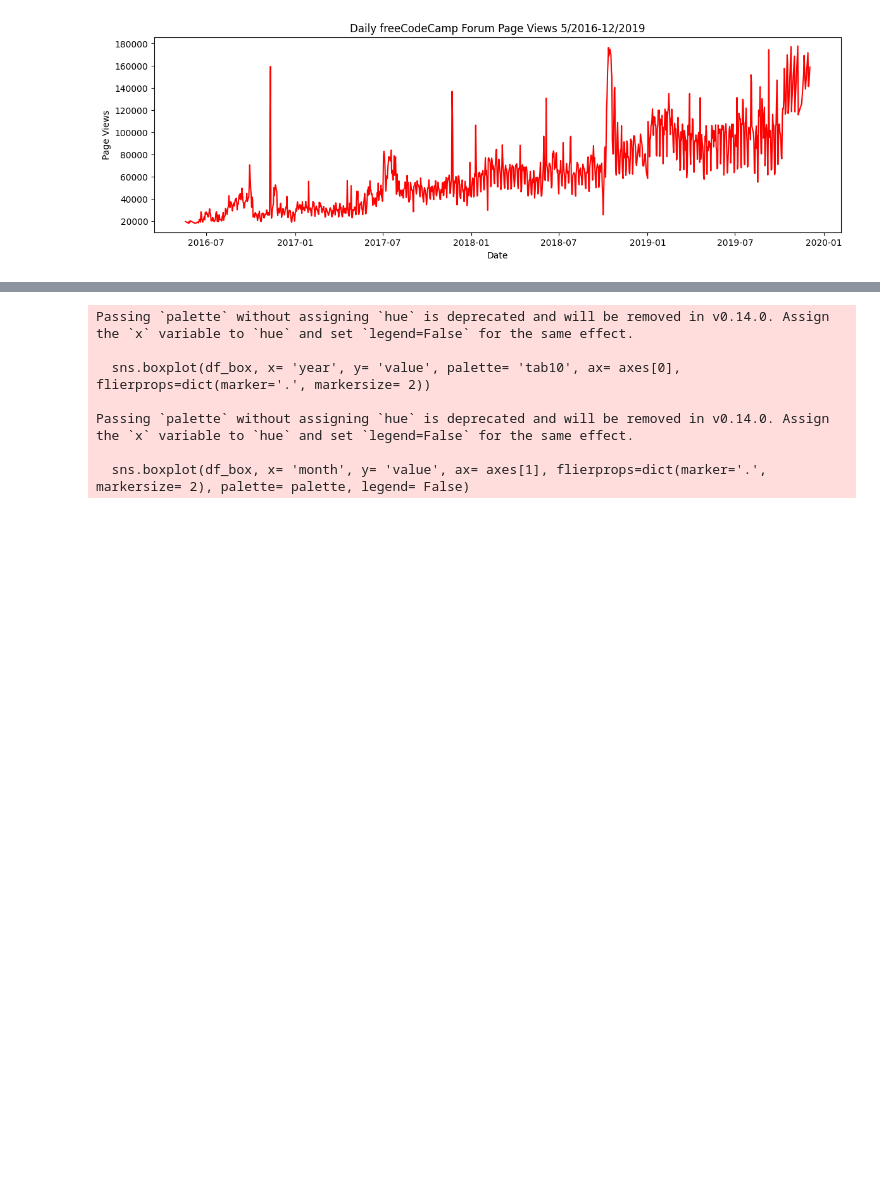
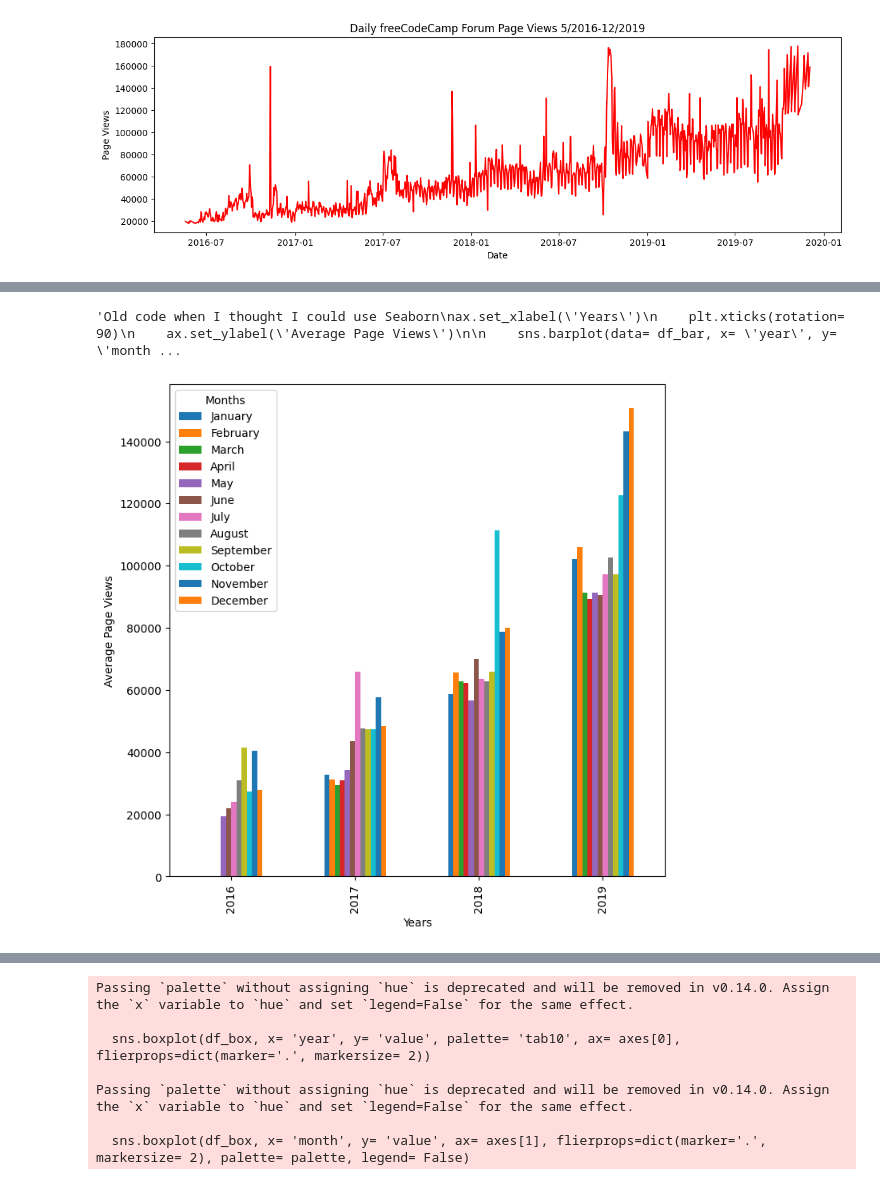
Before and after one commit to garlingz/boilerplate-page-view-time-series-visualizer, a Jupyter notebook: notebook.ipynb, the cells around one changed output, grey strips where cells are left out. Drawn from its saved outputs; the diff is of its cells as text; code cells hidden in the pictures; blank space fills up the shorter version.

Commit message:
Fixed Bar Plot
Changed the bar plot to use matplotlib instead of seaborn in hopes of passing the test. Also added a new barplot to represent the changes

```diff
--- a/notebook.ipynb
+++ b/notebook.ipynb
@@ -128,3 +55,61 @@ IndexError: tuple index out of range
+# %%
+import matplotlib.patches as mpl_patches
+import numpy as np
+def draw_bar_plot():
+    fig, ax = plt.subplots(figsize=(8, 8))
+    # Organizing information
+    #   Copy and modify data for monthly bar plot
+    df_bar = df.copy()
+    df_bar['year'] = df_bar.index.year
+    df_bar['month'] = df_bar.index.month
+
+    #   Defining months/years
+    month_names = ['January', 'February', 'March', 'April', 'May', 'June',
+                   'July', 'August', 'September', 'October', 'November', 'December']
+    unique_years = df_bar['year'].unique()
+
+    df_bar = df_bar.groupby(['year', 'month'])['value'].mean().unstack()
+
+
+    # Draw bar plot
+    df_bar.plot(kind= 'bar', ax=ax)
+
+
+
+
+    # Configure axis labels and ticks
+    ax.legend(title= 'Months', labels= month_names, loc= 'upper left')
+    ax.set_xlabel('Years')
+    ax.set_ylabel('Average Page Views')
+    ax.set_xticks(np.arange(len(unique_years)))
+    ax.set_xticklabels(unique_years, rotation=90)
+
+
+    # Save image and return fig (don't change this part)
+    fig.savefig('bar_plot.png')
+    return fig
+draw_bar_plot()
+
+"""Old code when I thought I could use Seaborn
+ax.set_xlabel('Years')
+    plt.xticks(rotation= 90)
+    ax.set_ylabel('Average Page Views')
+
+    sns.barplot(data= df_bar, x= 'year', y= 'monthly_avg', hue= 'month', palette= 'tab10', ax=ax)
+# plot legend = "Months"
+# x_label = 'Years'
+# y_label = 'Average Page Views'
+# Debug: Print all rectangles (bars) in the plot
+    rectangles = [rect for rect in ax.get_children() if isinstance(rect, mpl_patches.Rectangle)]
+    print(f"Total rectangles: {len(rectangles)}")
+
+    for rect in rectangles:
+        print(f"Rectangle: {rect}, Width: {rect.get_width()}, Height: {rect.get_height()}, Visible: {rect.get_visible()}")
+
+"""
+# %% [output]
+'Old code when I thought I could use Seaborn\nax.set_xlabel(\'Years\')\n    plt.xticks(rotation= 90)\n    ax.set_ylabel(\'Average Page Views\')\n\n    sns.barplot(data= df_bar, x= \'year\', y= \'month ...
+[figure, added]
 # %%
 df_bar = df.copy()
 df_bar['year'] = df_bar.index.year
```
Also changed, not shown: parts of 2 cells of this notebook, 2 other files.
